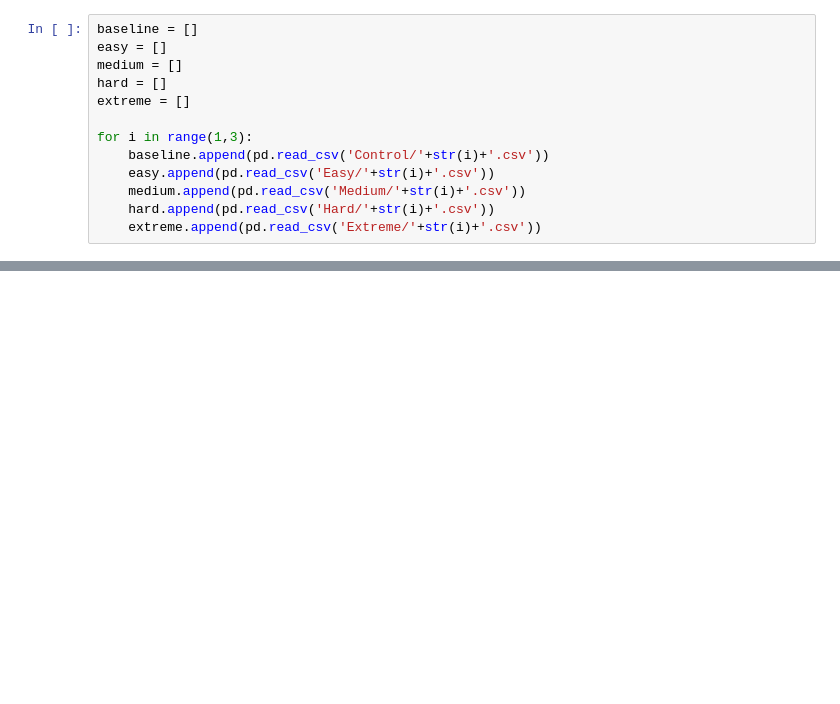
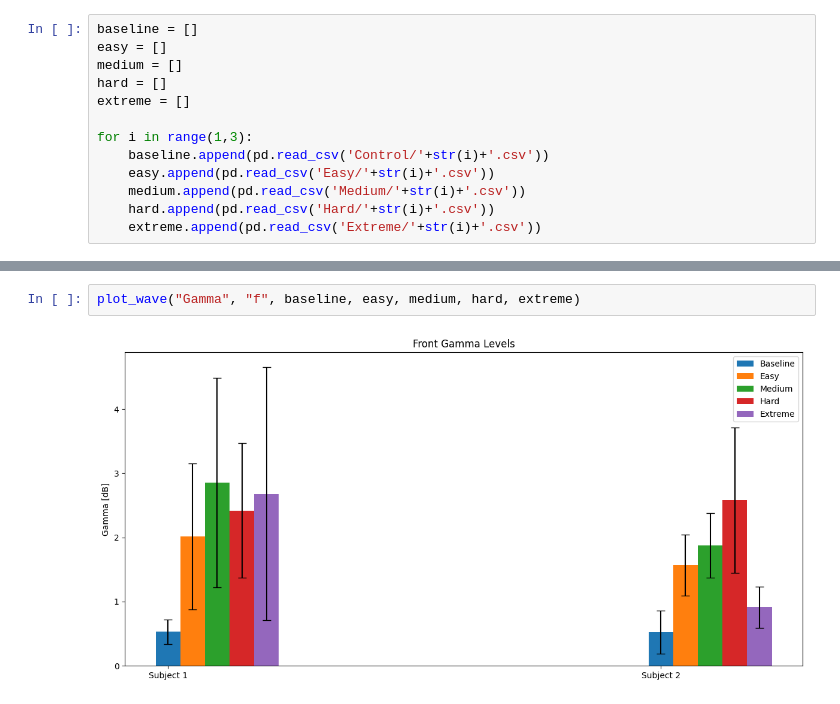
Before and after one commit to aaronjuma/EEGMario, a Jupyter notebook: Analysis/visualization.ipynb, the cells around one changed output, grey strips where cells are left out. Saved outputs shown, nothing was run; the diff lists cells and outputs as text; blank space fills up the shorter version.

```diff
--- a/Analysis/visualization.ipynb
+++ b/Analysis/visualization.ipynb
@@ -91,0 +110,4 @@ for i in range(1,3):
+# %%
+plot_wave("Gamma", "f", baseline, easy, medium, hard, extreme)
+# %% [output]
+[figure, added]
```
Also changed, not shown: parts of 13 cells of this notebook.
